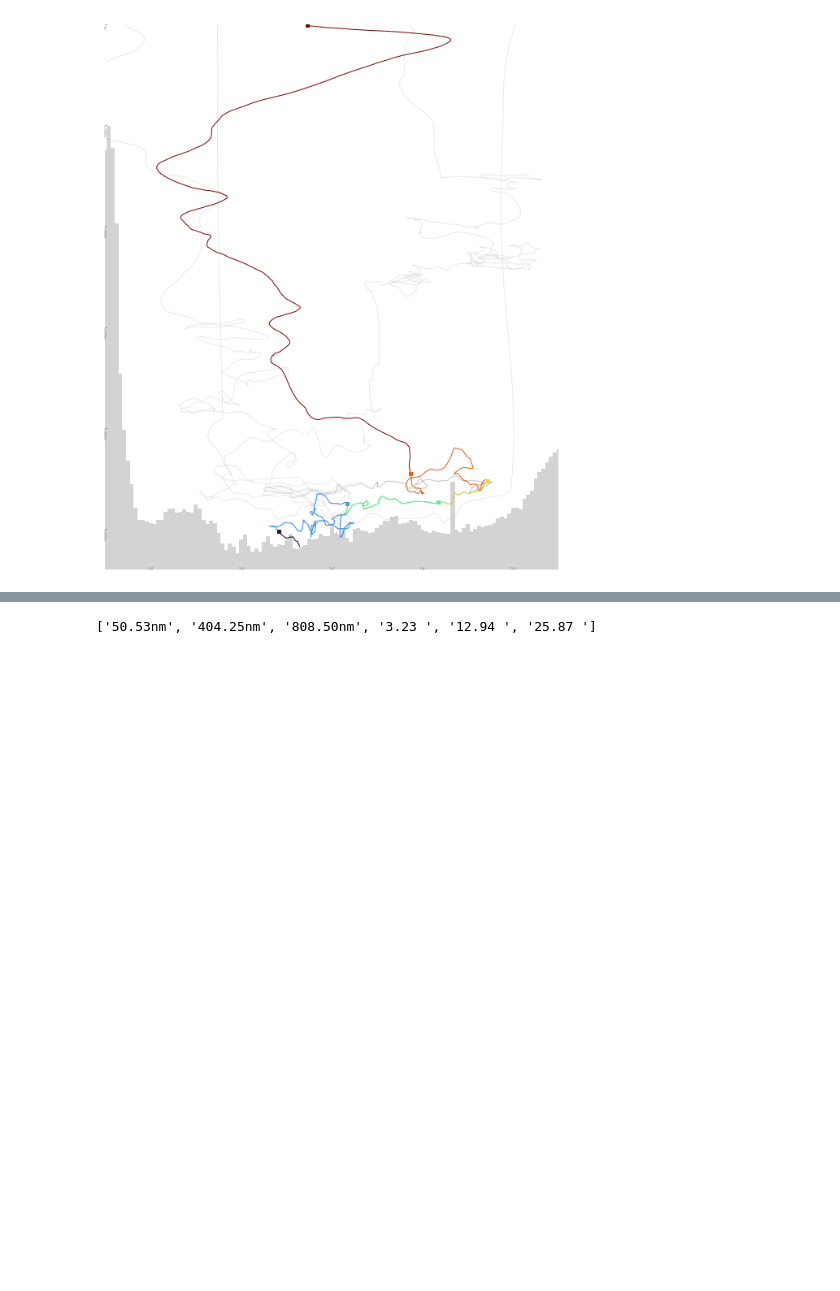
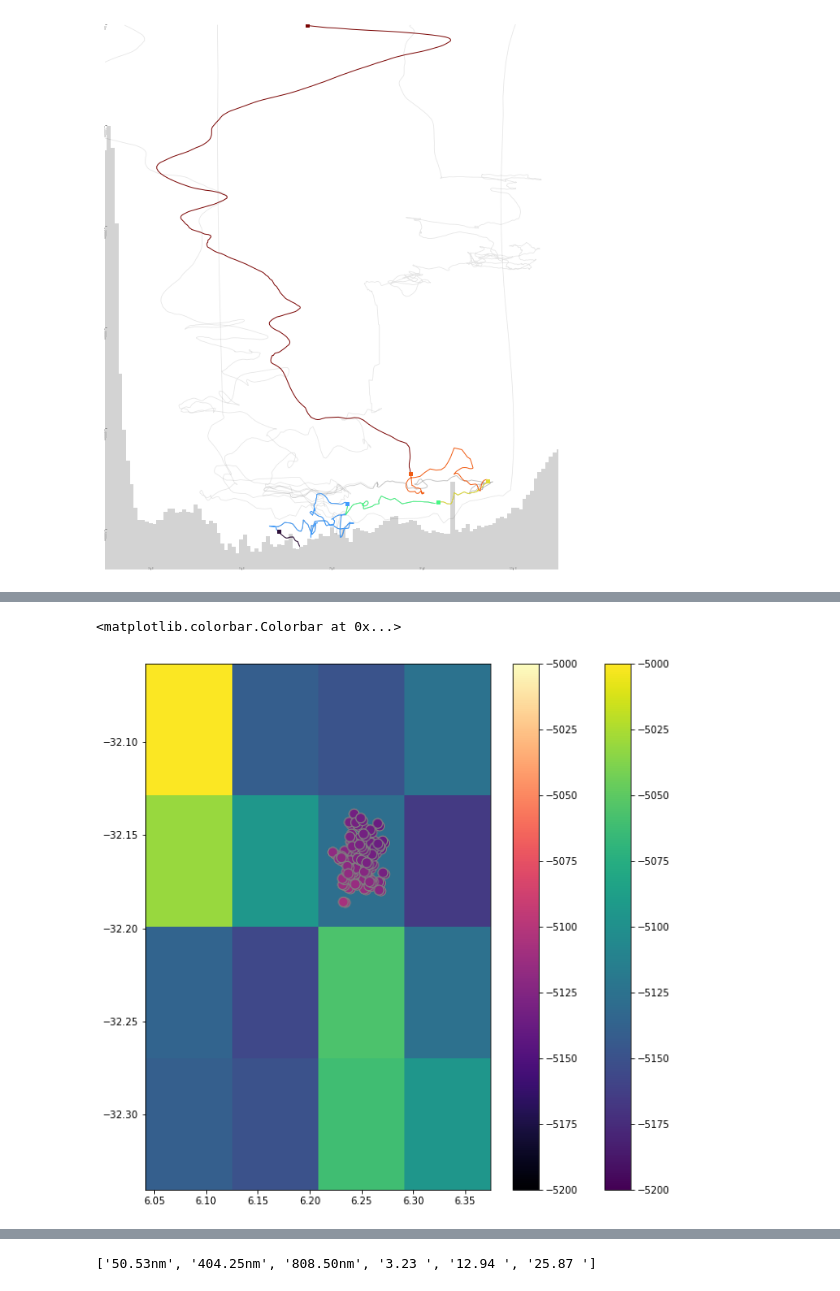
Before and after one commit to OceanParcels/Backtracking_Abyssal_Nanoplastics, a Jupyter notebook: notebooks/poster_plots.ipynb, the cells around one changed output, grey strips where cells are left out. Drawn from its saved outputs; the diff is of its cells as text; code cells hidden in the pictures; blank space fills up the shorter version.

```diff
--- a/notebooks/poster_plots.ipynb
+++ b/notebooks/poster_plots.ipynb
@@ -137,0 +212,2 @@ plt.savefig('../figs/poster_bckgrnd.png', facecolor=(0,0,0,0))
+# %%
+sim = xr.open_zarr('/storage/shared/oceanparcels/output_data/data_Claudio/tests/jjj.zarr/')
@@ -137,0 +243,29 @@ plt.savefig('../figs/poster_bckgrnd.png', facecolor=(0,0,0,0))
+# %%
+n = 3
+lon_range = range(lon_index-2,lon_index+2)
+lat_range = range(lat_index-2, lat_index+2)
+
+sea_floor = - moi_bathy['Bathymetry'][lat_range, lon_range].values
+sea_lat =  moi_bathy['nav_lat'][lat_range, lon_range].values
+sea_lon =  moi_bathy['nav_lon'][lat_range, lon_range].values
+
+fig = plt.figure(figsize=(10,10))
+ax = fig.add_subplot()
+
+im = ax.pcolormesh(sea_lon, sea_lat, sea_floor, shading='auto', vmax=-5000, vmin=-5200)
+# ax.scatter(lon_cluster, lat_cluster)
+# ax.scatter(lon_sample, lat_sample)
+fin = 3
+# for i in range(100):
+#     ax.plot(sim['lon'][i, :fin], sim['lat'][i, :fin], color='k')
+
+im2 = plt.scatter(sim['lon'][:, :fin], sim['lat'][:, :fin],
+            c = -sim['seafloor'][:, :fin], zorder=3,
+            vmax=-5000, vmin=-5200, edgecolors='grey', s=100, cmap='magma')
+
+ax.scatter(initial_lon, initial_lat, color='r', s=100)
+plt.colorbar(im)
+plt.colorbar(im2)
+# %% [output]
+<matplotlib.colorbar.Colorbar at 0x...>
+[figure, added]
```
Also changed, not shown: parts of 20 cells of this notebook, 4 other files.
